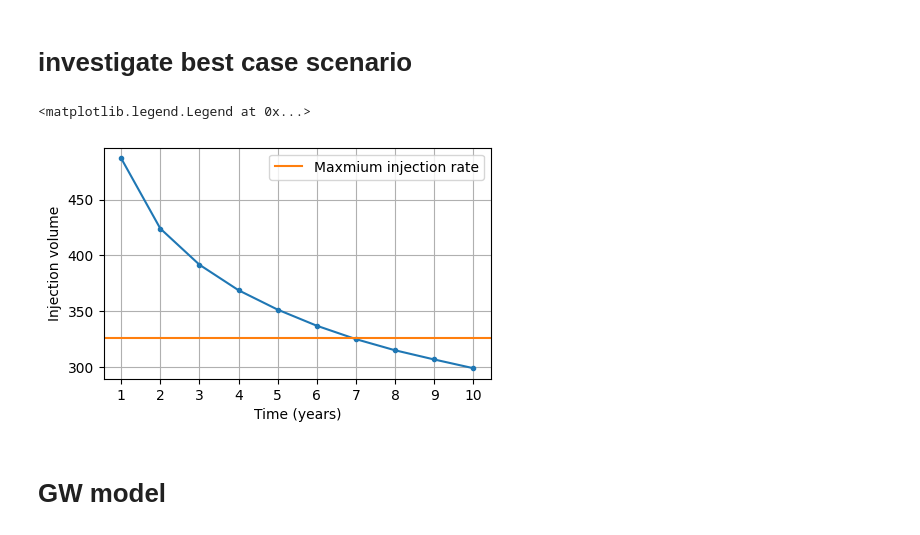
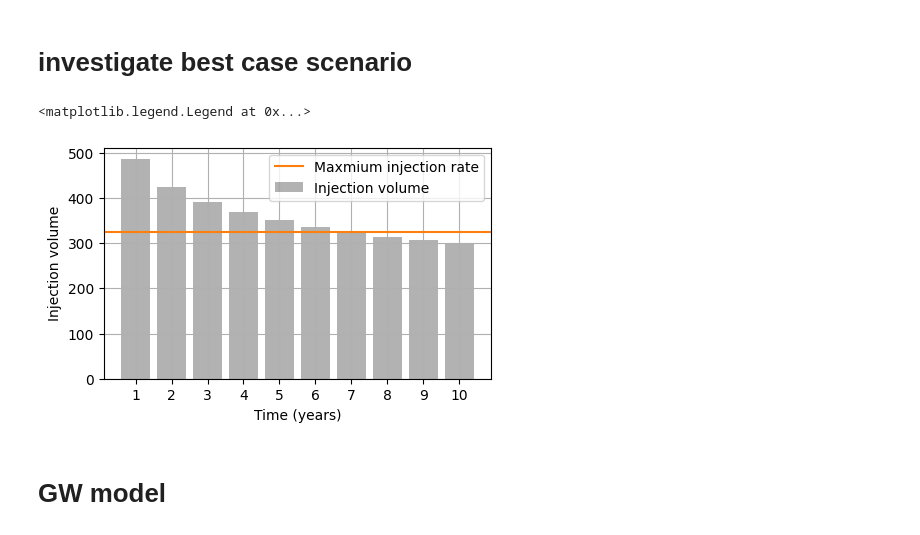
Before and after one commit to Daafip/design-ASR-CEGM2006, a Jupyter notebook: Model/6. adjust_injection_scheme_buoy_ml .ipynb, the cells around one changed output. Saved outputs shown, nothing was run; the diff lists cells and outputs as text; code cells hidden in the pictures.

```diff
--- a/Model/6. adjust_injection_scheme_buoy_ml .ipynb
+++ b/Model/6. adjust_injection_scheme_buoy_ml .ipynb
@@ -42,7 +42,6 @@ npor_var = load_params[n_kh_vals:]
 n_years = 10
 cycle_n = np.arange(0, n_years,1)
 cycle_n_arr = np.array(cycle_n) + 1
-Q_d = 40_000
 # %% [output]
 using latest output\model_output_2024-02-01 19_24.txt
 # %%
@@ -85,19 +84,20 @@ Q_max_inject_k10 = Q_limits[0,0]
 # %% [markdown]
 # investigate best case scenario
 # %%
-Q_in_best = Q_lst[0]
+Q_in_best = Q_lst[0
 # %%
 fig, ax = plt.subplots(1,1,figsize=(5,3))
-ax.plot(cycle_n_arr,Q_in_best,marker=".")
+plt.bar(cycle_n_arr,Q_in_best,color="k",alpha=0.3,zorder=-1, label="Injection volume")
 ax.set_xticks(ticks=cycle_n_arr);
 ax.grid()
 ax.set_ylabel("Injection volume")
 ax.set_xlabel(r"Time (years)");
 ax.axhline(Q_max_inject_k10,color="C1",label="Maxmium injection rate")
 ax.legend()
+fig.savefig()
 # %% [output]
 <matplotlib.legend.Legend at 0x...>
-[figure, old version]
+[figure, new version]
 # %% [markdown]
 # GW model
 # %%
```
Also changed, not shown: parts of 34 cells of this notebook, 9 other files.
